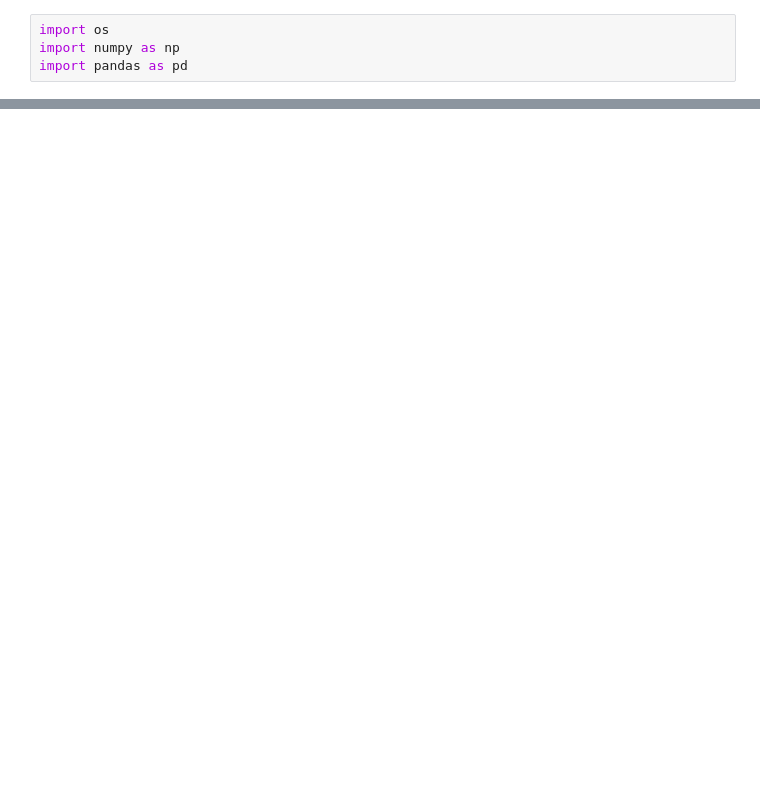
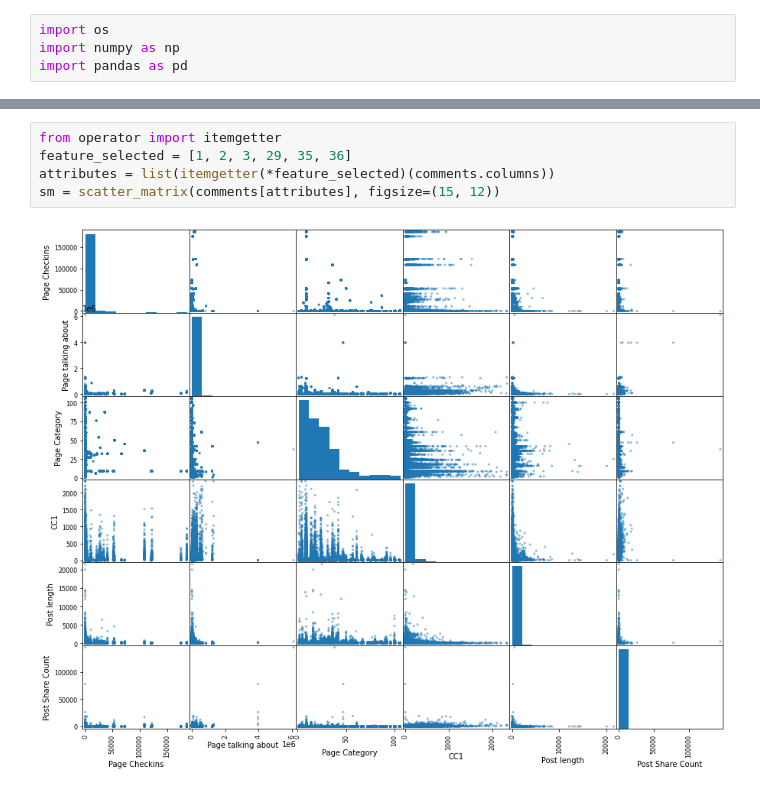
Before and after one commit to khyj0302/first-assignment, a Jupyter notebook: number_of_comments.ipynb, the cells around one changed output, grey strips where cells are left out. Saved outputs shown, nothing was run; the diff lists cells and outputs as text; blank space fills up the shorter version.

```diff
--- a/number_of_comments.ipynb
+++ b/number_of_comments.ipynb
@@ -140,0 +186,7 @@ array([[<AxesSubplot:title={'center':'Page Popularity/likes'}>,
+# %%
+from operator import itemgetter
+feature_selected = [1, 2, 3, 29, 35, 36]
+attributes = list(itemgetter(*feature_selected)(comments.columns))
+sm = scatter_matrix(comments[attributes], figsize=(15, 12))
+# %% [output]
+[figure, added]
```
Also changed, not shown: parts of 20 cells of this notebook, 1 other file.
